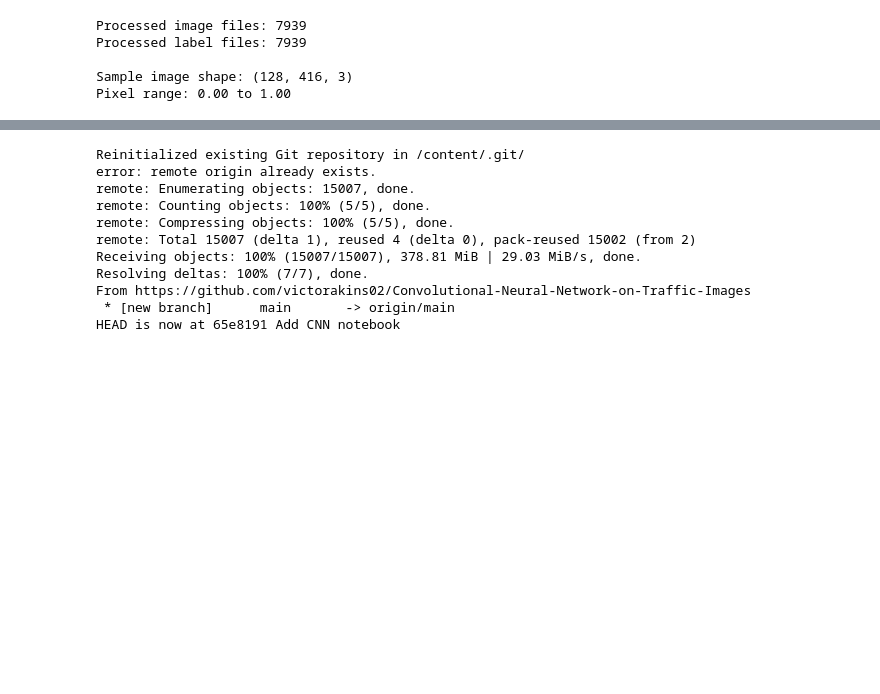
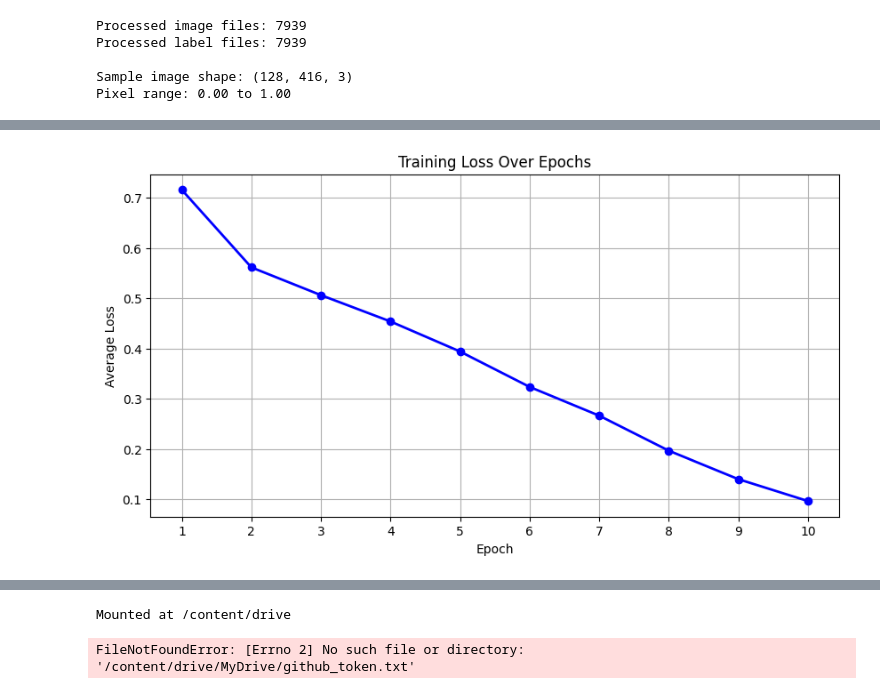
Before and after one commit to victorakins02/Convolutional-Neural-Network-on-Traffic-Images, a Jupyter notebook: DAML_CNN.ipynb, the cells around one changed output, grey strips where cells are left out. Cells and saved outputs as stored; diff of their text form; code cells hidden in the pictures; blank space fills up the shorter version.

Commit message:
Add training loop and results - Task 1.4

```diff
--- a/DAML_CNN.ipynb
+++ b/DAML_CNN.ipynb
@@ -357,0 +515,5 @@ fatal: not a git repository (or any of the parent directories): .git
+# %%
+images, class_ids, bboxes = next(iter(train_loader))
+print(f"Batch image shape:  {images.shape}")
+print(f"Batch class shape:  {class_ids.shape}")
+print(f"Batch bbox shape:   {bboxes.shape}")
@@ -357,0 +526,11 @@ fatal: not a git repository (or any of the parent directories): .git
+# %%
+# Loss functions
+detection_loss_func = nn.CrossEntropyLoss()
+bbox_loss_func = nn.MSELoss()
+depth_loss_func = nn.MSELoss()
+
+# lr = learning rate (how big each step is)
+# momentum = helps SGD move in the right direction more consistently
+optimiser = optim.SGD(model.parameters(), lr=0.001, momentum=0.9)
+
+print("Loss functions and optimiser ready!")
@@ -357,0 +593,11 @@ fatal: not a git repository (or any of the parent directories): .git
+# %%
+NUM_EPOCHS = 10
+epoch_losses = []
+
+for epoch in range(1, NUM_EPOCHS + 1):
+    print(f"\n--- Epoch {epoch}/{NUM_EPOCHS} ---")
+    avg_loss = train_one_epoch(model, train_loader, optimiser, epoch)
+    epoch_losses.append(avg_loss)
+    print(f"Average Loss for Epoch {epoch}: {avg_loss:.4f}")
+
+print("\nTraining Complete!")
@@ -357,0 +622,18 @@ fatal: not a git repository (or any of the parent directories): .git
+# %%
+import matplotlib.pyplot as plt
+
+plt.figure(figsize=(10, 5))
+plt.plot(range(1, NUM_EPOCHS + 1), epoch_losses,
+         marker='o', color='blue', linewidth=2)
+plt.title('Training Loss Over Epochs')
+plt.xlabel('Epoch')
+plt.ylabel('Average Loss')
+plt.grid(True)
+plt.xticks(range(1, NUM_EPOCHS + 1))
+plt.show()
+
+print(f"Starting loss: {epoch_losses[0]:.4f}")
+print(f"Final loss:    {epoch_losses[-1]:.4f}")
+print(f"Improvement:   {((epoch_losses[0] - epoch_losses[-1]) / epoch_losses[0] * 100):.1f}%")
+# %% [output]
+[figure, added]
@@ -358,20 +643,29 @@ fatal: not a git repository (or any of the parent directories): .git
 # %%
+# Mount Google Drive
+from google.colab import drive
+drive.mount('/content/drive')
+
+# Read token from Google Drive
+with open('/content/drive/MyDrive/github_token.txt', 'r') as f:
+    token = f.read().strip()
+
+# Git setup
 !git init
 !git config --global user.email "victorakins02@hotmail.com"
 !git config --global user.name "victorakins02"
-!git remote add origin https://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@github.com/victorakins02/Convolutional-Neural-Network-on-Traffic-Images.git
+!git remote remove origin 2>/dev/null
+!git remote add origin https://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@github.com/victorakins02/Convolutional-Neural-Network-on-Traffic-Images.git
 !git branch -M main
 !git fetch origin
 !git reset --hard origin/main
+
+# Copy and push notebook
+import shutil
+shutil.copy('/content/drive/MyDrive/Colab Notebooks/DAML_CNN.ipynb', '/content/DAML_CNN.ipynb')
+
+!git add DAML_CNN.ipynb
+!git commit -m "Add training loop and results - Task 1.4"
+!git push --set-upstream origin main
 # %% [output]
-Reinitialized existing Git repository in /content/.git/
-error: remote origin already exists.
-remote: Enumerating objects: 15007, done.
-remote: Counting objects: 100% (5/5), done.
-remote: Compressing objects: 100% (5/5), done.
-remote: Total 15007 (delta 1), reused 4 (delta 0), pack-reused 15002 (from 2)
-Receiving objects: 100% (15007/15007), 378.81 MiB | 29.03 MiB/s, done.
-Resolving deltas: 100% (7/7), done.
-From https://github.com/victorakins02/Convolutional-Neural-Network-on-Traffic-Images
- * [new branch]      main       -> origin/main
-HEAD is now at 65e8191 Add CNN notebook
+Mounted at /content/drive
+FileNotFoundError: [Errno 2] No such file or directory: '/content/drive/MyDrive/github_token.txt'
```
Also changed, not shown: parts of 27 cells of this notebook.
